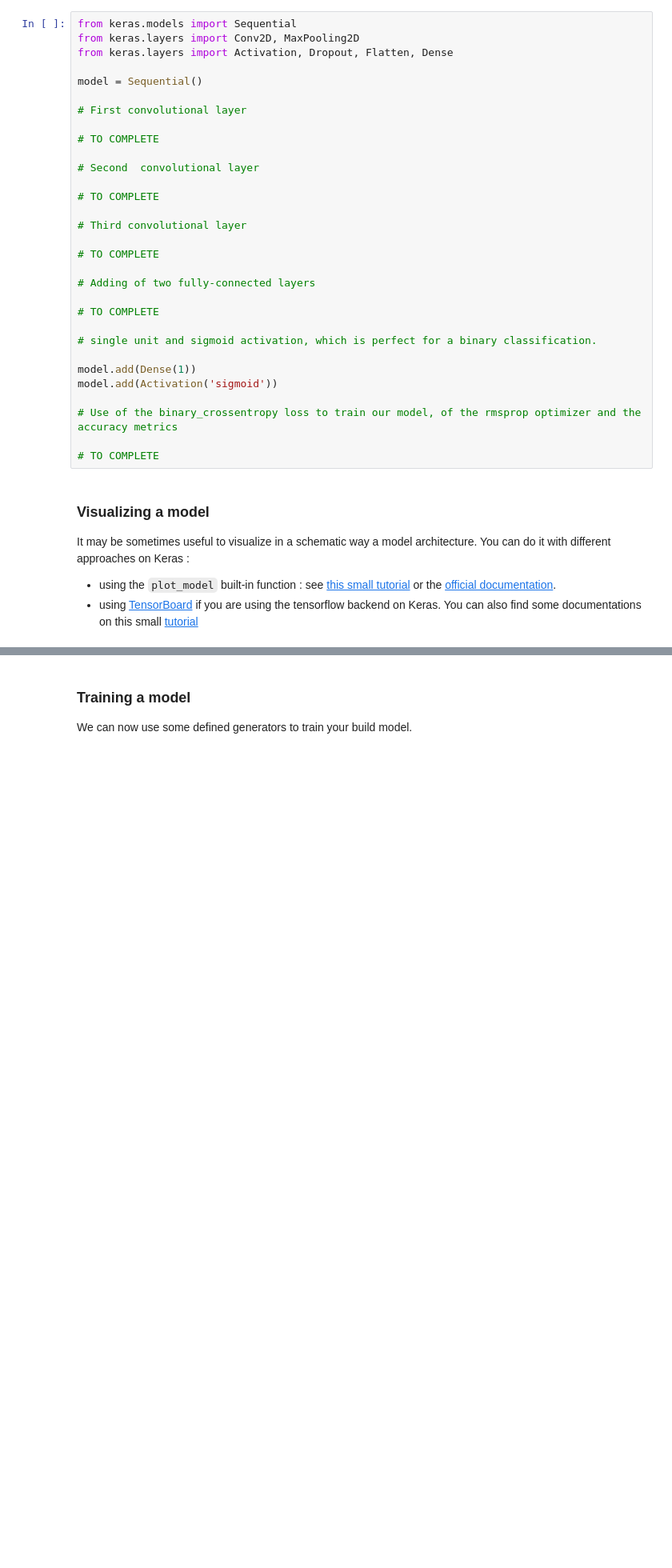
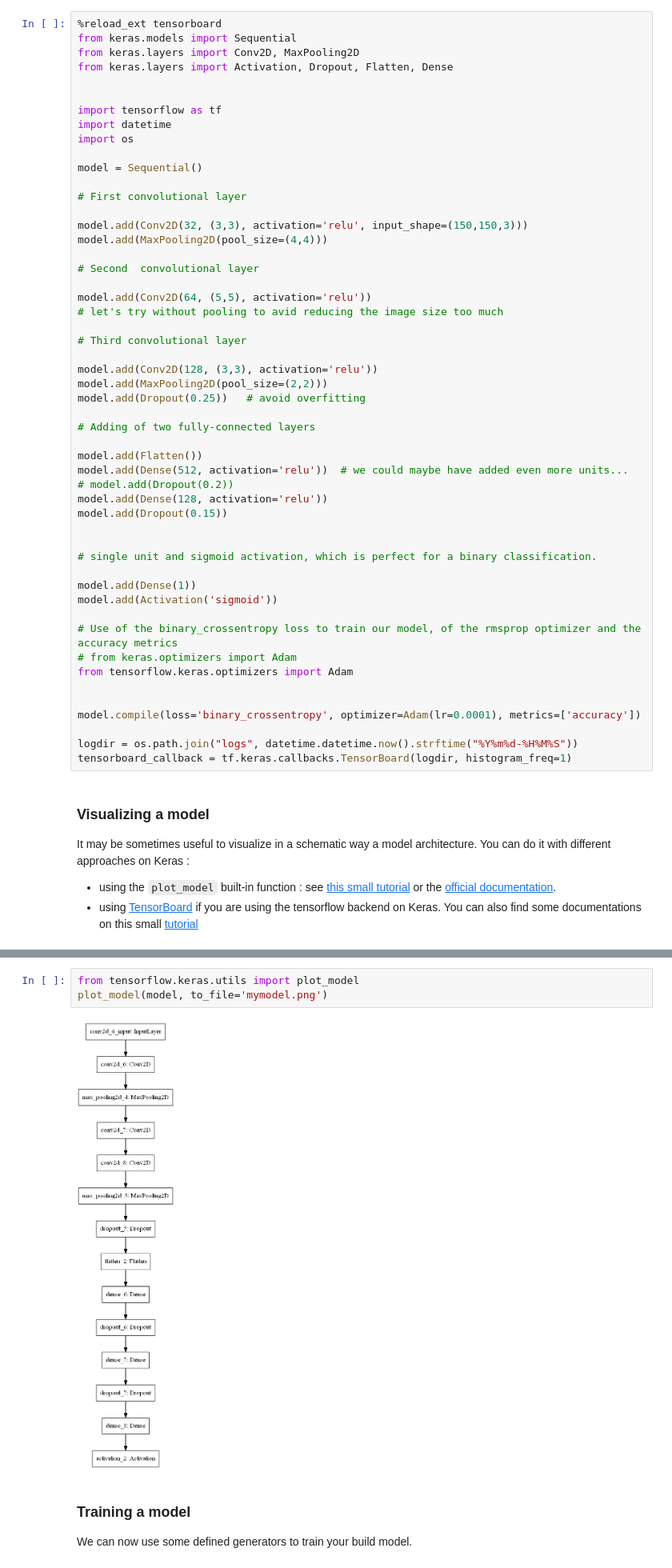
Before and after one commit to Adrico11/Dogs-vs-Cats, a Jupyter notebook: Dogs_Cats.ipynb, the cells around one changed output, grey strips where cells are left out. Shown at 80% size. Drawn from its saved outputs; the diff is of its cells as text; blank space fills up the shorter version.

```diff
--- a/Dogs_Cats.ipynb
+++ b/Dogs_Cats.ipynb
@@ -808,27 +837,42 @@ Here, you will build a convolutional neural network which is ,by design, one of
 In the code below, you have to build a model composed of 3 convolution layers with a ReLU activation and followed by max-pooling layers.
 In order to write the code, have a look on the [documentation on the different kinds of layers available in Keras](https://keras.io/layers/about-keras-layers/)
 # %%
+%reload_ext tensorboard
 from keras.models import Sequential
 from keras.layers import Conv2D, MaxPooling2D
 from keras.layers import Activation, Dropout, Flatten, Dense
+
+
+import tensorflow as tf
+import datetime
+import os
 
 model = Sequential()
 
 # First convolutional layer
 
-# TO COMPLETE
+model.add(Conv2D(32, (3,3), activation='relu', input_shape=(150,150,3)))
+model.add(MaxPooling2D(pool_size=(4,4)))
 
 # Second  convolutional layer
 
-# TO COMPLETE
+model.add(Conv2D(64, (5,5), activation='relu'))
+# let's try without pooling to avid reducing the image size too much
 
 # Third convolutional layer
 
-# TO COMPLETE
+model.add(Conv2D(128, (3,3), activation='relu'))
+model.add(MaxPooling2D(pool_size=(2,2)))
+model.add(Dropout(0.25))   # avoid overfitting
 
 # Adding of two fully-connected layers
 
-# TO COMPLETE
+model.add(Flatten())
+model.add(Dense(512, activation='relu'))  # we could maybe have added even more units...
+# model.add(Dropout(0.2))
+model.add(Dense(128, activation='relu'))
+model.add(Dropout(0.15))
+
 
 # single unit and sigmoid activation, which is perfect for a binary classification.
 
@@ -836,8 +880,14 @@ model.add(Dense(1))
 model.add(Activation('sigmoid'))
 
 # Use of the binary_crossentropy loss to train our model, of the rmsprop optimizer and the accuracy metrics
+# from keras.optimizers import Adam
+from tensorflow.keras.optimizers import Adam
 
-# TO COMPLETE
+
+model.compile(loss='binary_crossentropy', optimizer=Adam(lr=0.0001), metrics=['accuracy'])
+
+logdir = os.path.join("logs", datetime.datetime.now().strftime("%Y%m%d-%H%M%S"))
+tensorboard_callback = tf.keras.callbacks.TensorBoard(logdir, histogram_freq=1)
 # %% [markdown]
 ### Visualizing a model
 
@@ -851,3 +920,8 @@ It may be sometimes useful to visualize in a schematic way a model architecture.
+# %%
+from tensorflow.keras.utils import plot_model
+plot_model(model, to_file='mymodel.png')
+# %% [output]
+[figure, added]
 # %% [markdown]
 ### Training a model
 
```
Also changed, not shown: parts of 18 cells of this notebook.
